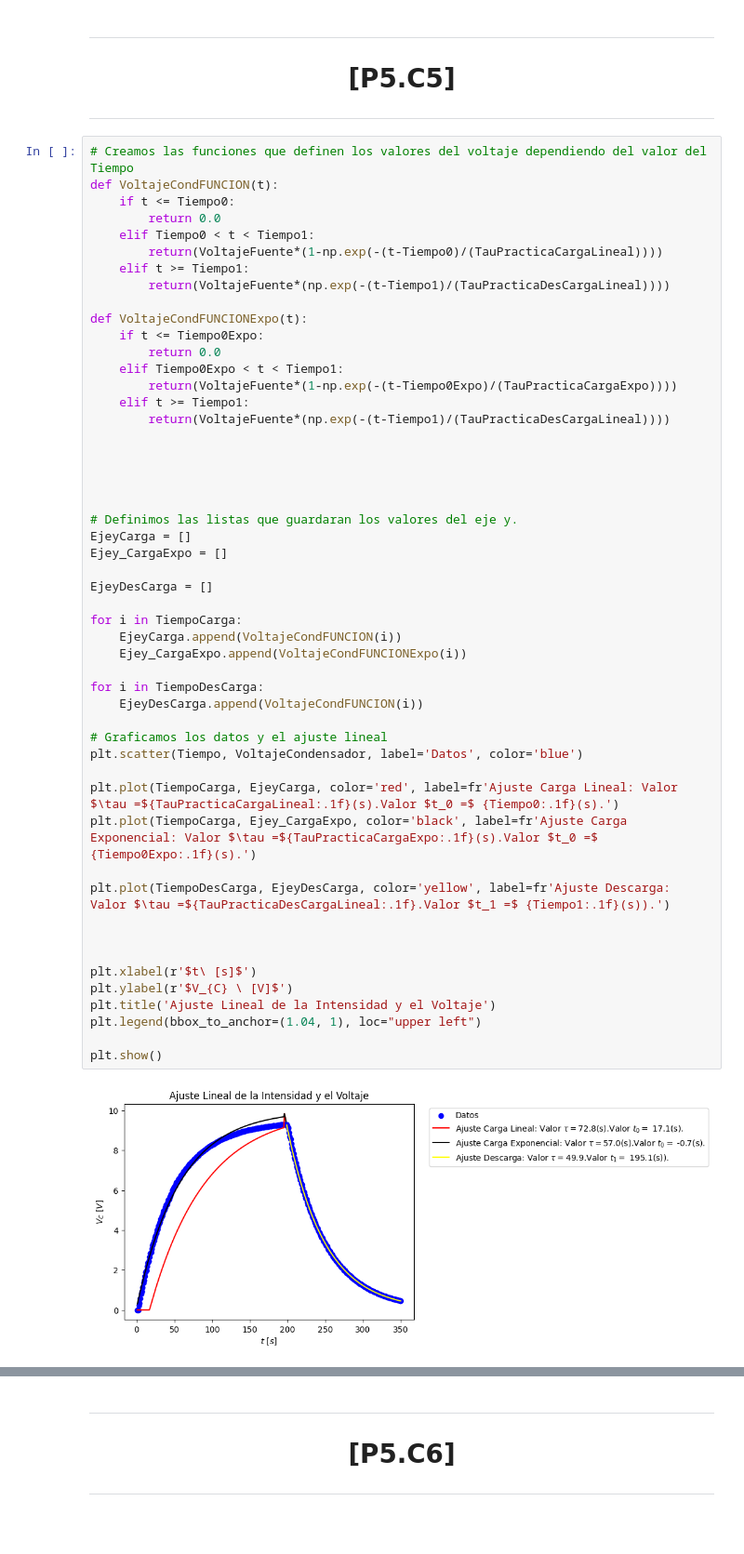
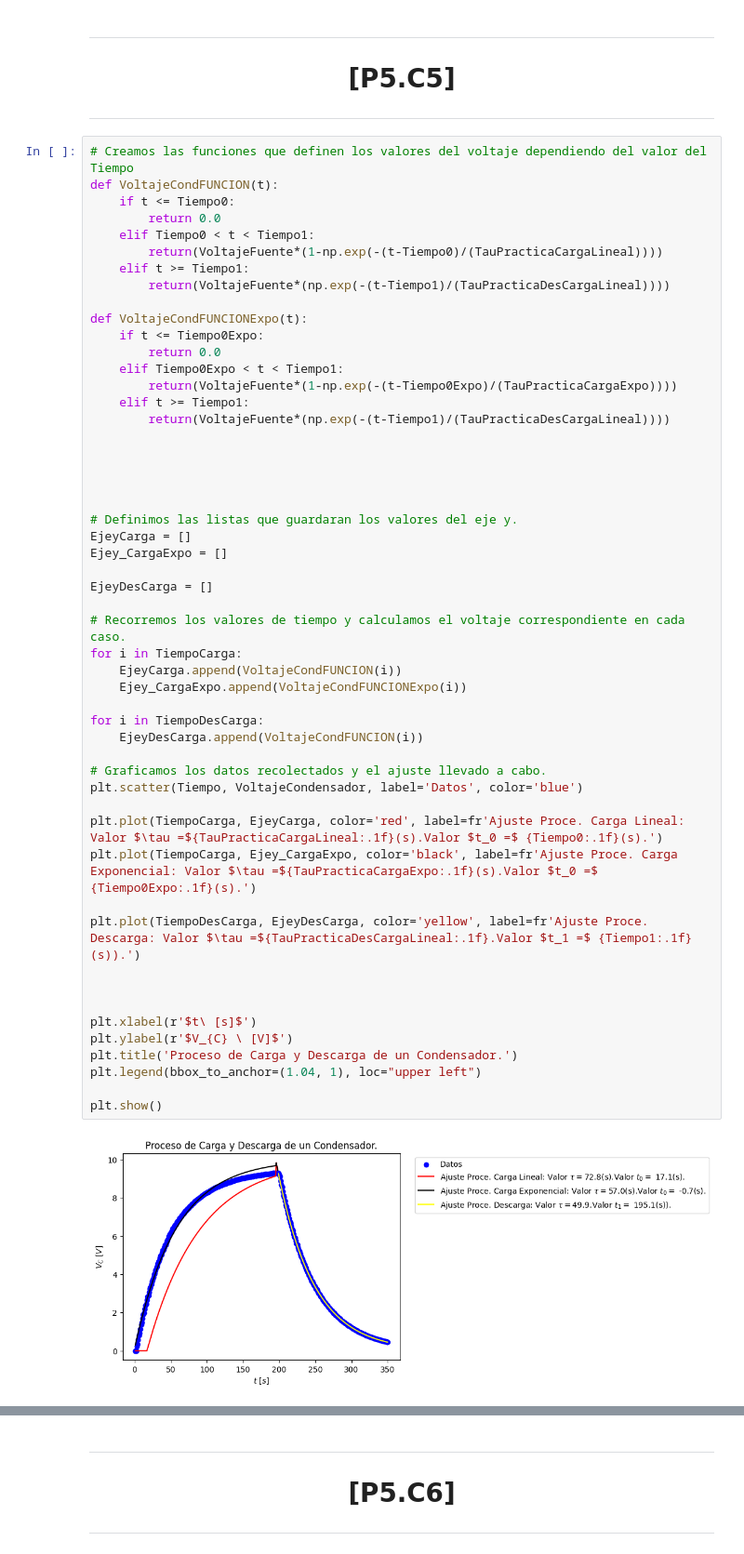
Before and after one commit to WetZap/Practicas-Circuitos, a Jupyter notebook: Practicas/Sesion 5/QuintaSesion.ipynb, the cells around one changed output, grey strips where cells are left out. Shown: that part at 93% size. Drawn from its saved outputs; the diff is of its cells as text; blank space fills up the shorter version.

```diff
--- a/Practicas/Sesion 5/QuintaSesion.ipynb
+++ b/Practicas/Sesion 5/QuintaSesion.ipynb
@@ -392,36 +405,37 @@ def VoltajeCondFUNCIONExpo(t):
 
 
 
 
 
 # Definimos las listas que guardaran los valores del eje y.
 EjeyCarga = []
 Ejey_CargaExpo = []
 
 EjeyDesCarga = []
 
+# Recorremos los valores de tiempo y calculamos el voltaje correspondiente en cada caso.
 for i in TiempoCarga:
     EjeyCarga.append(VoltajeCondFUNCION(i))
     Ejey_CargaExpo.append(VoltajeCondFUNCIONExpo(i))
 
 for i in TiempoDesCarga:
     EjeyDesCarga.append(VoltajeCondFUNCION(i))
 
-# Graficamos los datos y el ajuste lineal
+# Graficamos los datos recolectados y el ajuste llevado a cabo.
 plt.scatter(Tiempo, VoltajeCondensador, label='Datos', color='blue')
 
-plt.plot(TiempoCarga, EjeyCarga, color='red', label=fr'Ajuste Carga Lineal: Valor $\tau =${TauPracticaCargaLineal:.1f}(s).Valor $t_0 =$ {Tiempo0:.1f}(s).')
-plt.plot(TiempoCarga, Ejey_CargaExpo, color='black', label=fr'Ajuste Carga Exponencial: Valor $\tau =${TauPracticaCargaExpo:.1f}(s).Valor $t_0 =$ {Tiempo0Expo:.1f}(s).')
+plt.plot(TiempoCarga, EjeyCarga, color='red', label=fr'Ajuste Proce. Carga Lineal: Valor $\tau =${TauPracticaCargaLineal:.1f}(s).Valor $t_0 =$ {Tiempo0:.1f}(s).')
+plt.plot(TiempoCarga, Ejey_CargaExpo, color='black', label=fr'Ajuste Proce. Carga Exponencial: Valor $\tau =${TauPracticaCargaExpo:.1f}(s).Valor $t_0 =$ {Tiempo0Expo:.1f}(s).')
 
-plt.plot(TiempoDesCarga, EjeyDesCarga, color='yellow', label=fr'Ajuste Descarga: Valor $\tau =${TauPracticaDesCargaLineal:.1f}.Valor $t_1 =$ {Tiempo1:.1f}(s)).')
+plt.plot(TiempoDesCarga, EjeyDesCarga, color='yellow', label=fr'Ajuste Proce. Descarga: Valor $\tau =${TauPracticaDesCargaLineal:.1f}.Valor $t_1 =$ {Tiempo1:.1f}(s)).')
 
 
 
 plt.xlabel(r'$t\ [s]$')
 plt.ylabel(r'$V_{C} \ [V]$')
-plt.title('Ajuste Lineal de la Intensidad y el Voltaje')
+plt.title('Proceso de Carga y Descarga de un Condensador.')
 plt.legend(bbox_to_anchor=(1.04, 1), loc="upper left")
 
 plt.show()
 # %% [output]
-[figure, old version]
+[figure, new version]
```
Also changed, not shown: parts of 19 cells of this notebook.
